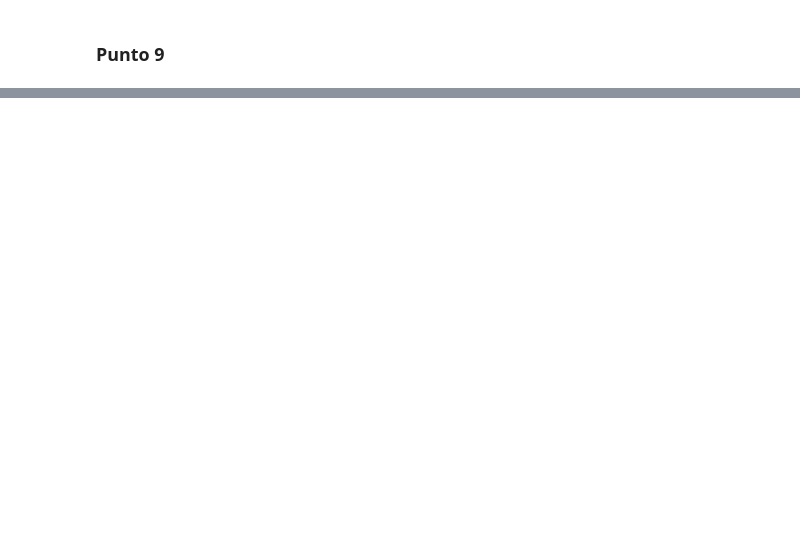
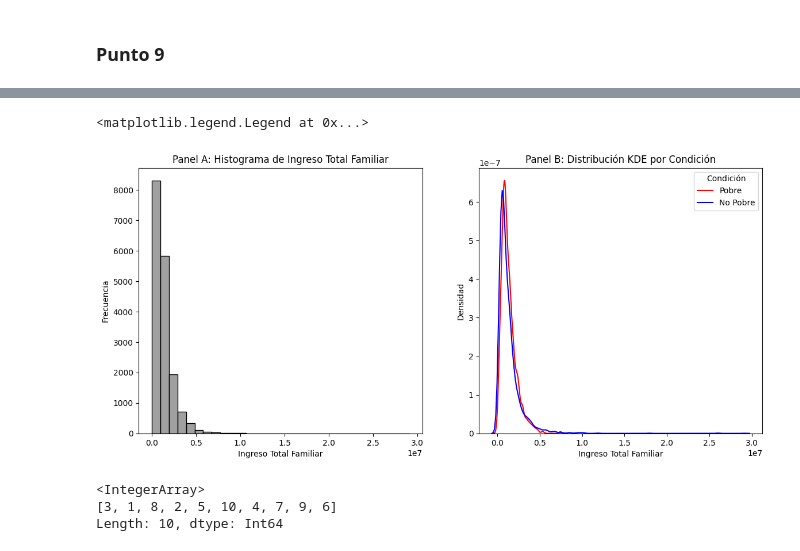
Before and after one commit to caterinawalker/Ciencia-de-Datos, a Jupyter notebook: TP2/tp2 (extendido tp1).ipynb, the cells around one changed output, grey strips where cells are left out. Saved outputs shown, nothing was run; the diff lists cells and outputs as text; code cells hidden in the pictures; blank space fills up the shorter version.

```diff
--- a/TP2/tp2 (extendido tp1).ipynb
+++ b/TP2/tp2 (extendido tp1).ipynb
@@ -1374,0 +1414,63 @@ print(respondieron["ch12","ch13","ch14"].head())
+# %%
+#no entiendo el tema de actualizar la variable ingreso total familiar. se refiere a ITF?
+#hay que construir otra variable ?
+# ... o es solo que hay que actualizar ITF de 2005 por inflación?
+#voy con q es lo segundo
+fig, axes = plt.subplots(1, 2, figsize=(14, 6))
+
+
+# Panel A: Histograma simple de ingreso total familiar
+sns.histplot(
+    data=respondieron,
+    x="itf",
+    bins=30,
+    kde=False,
+    ax=axes[0],
+    color="gray"
+)
+axes[0].set_title("Panel A: Histograma de Ingreso Total Familiar")
+axes[0].set_xlabel("Ingreso Total Familiar")
+axes[0].set_ylabel("Frecuencia")
+
+# Panel B: Distribución KDE para pobres y no pobres según ingreso total familiar
+sns.kdeplot(
+    data=respondieron[respondieron["pobre"] == 1],
+    x="itf",
+    label="Pobre",
+    color="red",
+    ax=axes[1]
+)
+sns.kdeplot(
+    data=respondieron[respondieron["pobre"] == 0],
+    x="itf",
+    label="No Pobre",
+    color="blue",
+    ax=axes[1]
+)
+axes[1].set_title("Panel B: Distribución KDE por Condición")
+axes[1].set_xlabel("Ingreso Total Familiar")
+axes[1].set_ylabel("Densidad")
+axes[1].legend(title="Condición")
+
+
+#esto se ve medio mal, no se como solucionarlo
+# %% [output]
+<matplotlib.legend.Legend at 0x...>
+[figure, added]
+# %%
+#ejercicio 4
+#por jefe del hogar querrá decir ch03 = 1 supongo
+
+print(respondieron["ch03"].unique())
+jefe_df=respondieron[respondieron["ch03"] == 1]
+
+
+#saco los NA
+
+
+jefe_df = jefe_df.dropna(subset=["pp3e_tot", "pp3f_tot"])
+jefe_df["horas_totales"] = jefe_df["pp3e_tot"] + jefe_df["pp3f_tot"]
+# %% [output]
+<IntegerArray>
+[3, 1, 8, 2, 5, 10, 4, 7, 9, 6]
+Length: 10, dtype: Int64
```
Also changed, not shown: parts of 14 cells of this notebook.
